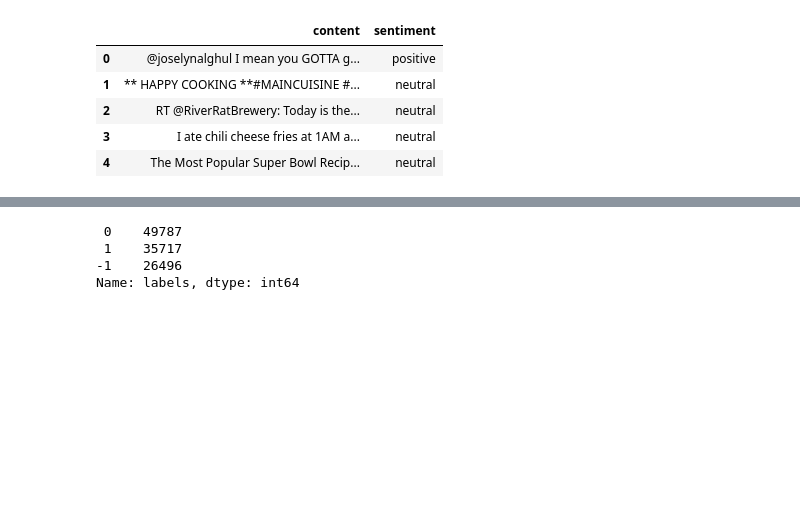
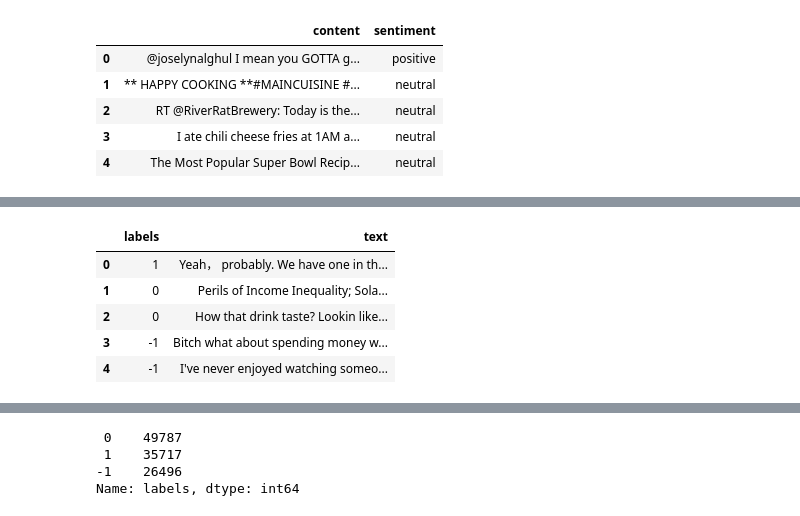
Before and after one commit to hellcoderz/SentimentAnalysis, a Jupyter notebook: sentitment_analysis.ipynb, the cells around one changed output, grey strips where cells are left out. Drawn from its saved outputs; the diff is of its cells as text; code cells hidden in the pictures; blank space fills up the shorter version.

```diff
--- a/sentitment_analysis.ipynb
+++ b/sentitment_analysis.ipynb
@@ -140,0 +150,9 @@ df_test = pd.DataFrame({'text':eval_pd.content.values, 'labels':eval_pd.sentimen
+# %%
+df_val.head()
+# %% [output]
+|  | labels | text |
+| 0 | 1 | Yeah， probably. We have one in th... |
+| 1 | 0 | Perils of Income Inequality; Sola... |
+| 2 | 0 | How that drink taste? Lookin like... |
+| 3 | -1 | Bitch what about spending money w... |
+| 4 | -1 | I've never enjoyed watching someo... |
```
Also changed, not shown: parts of 3 cells of this notebook.
